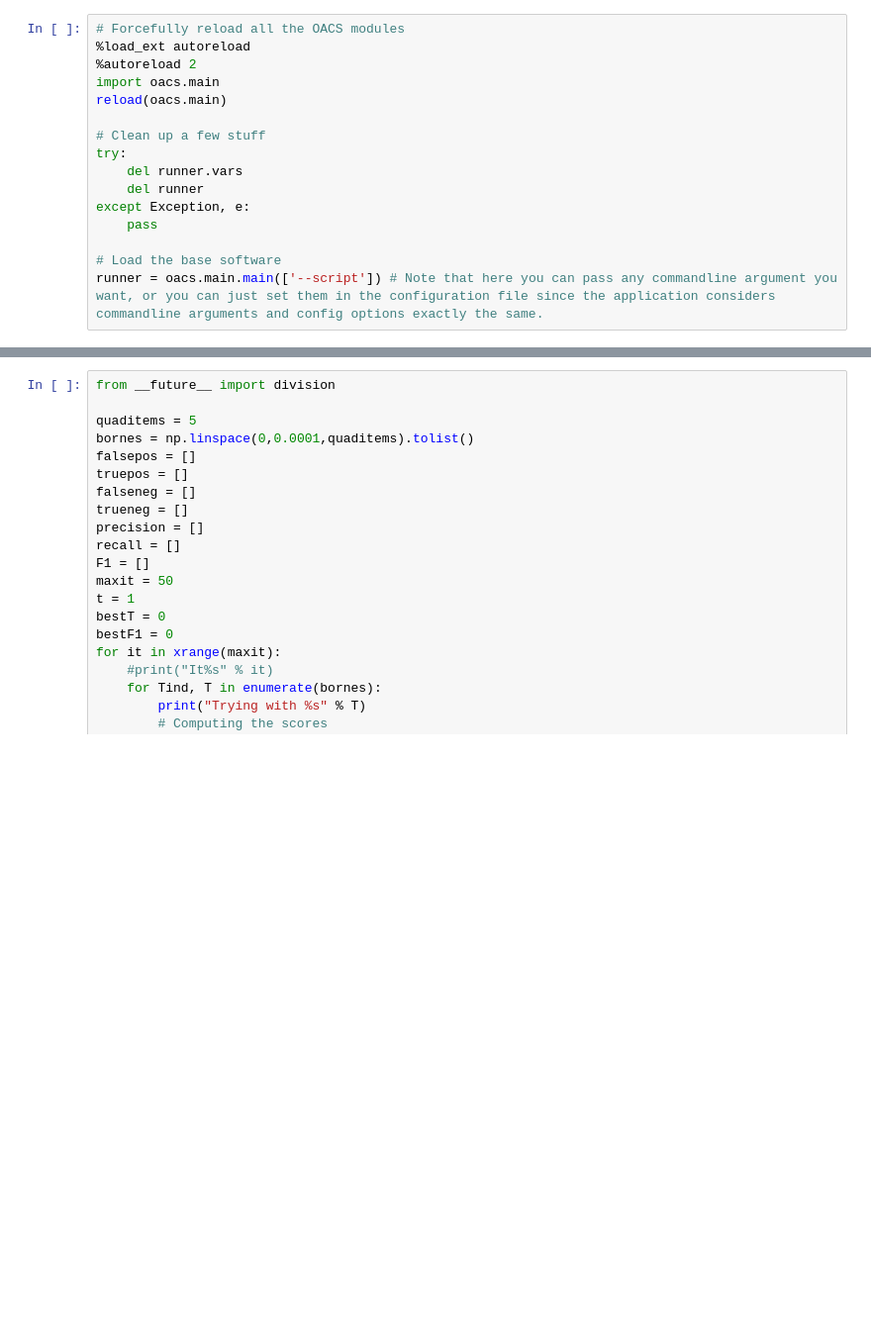
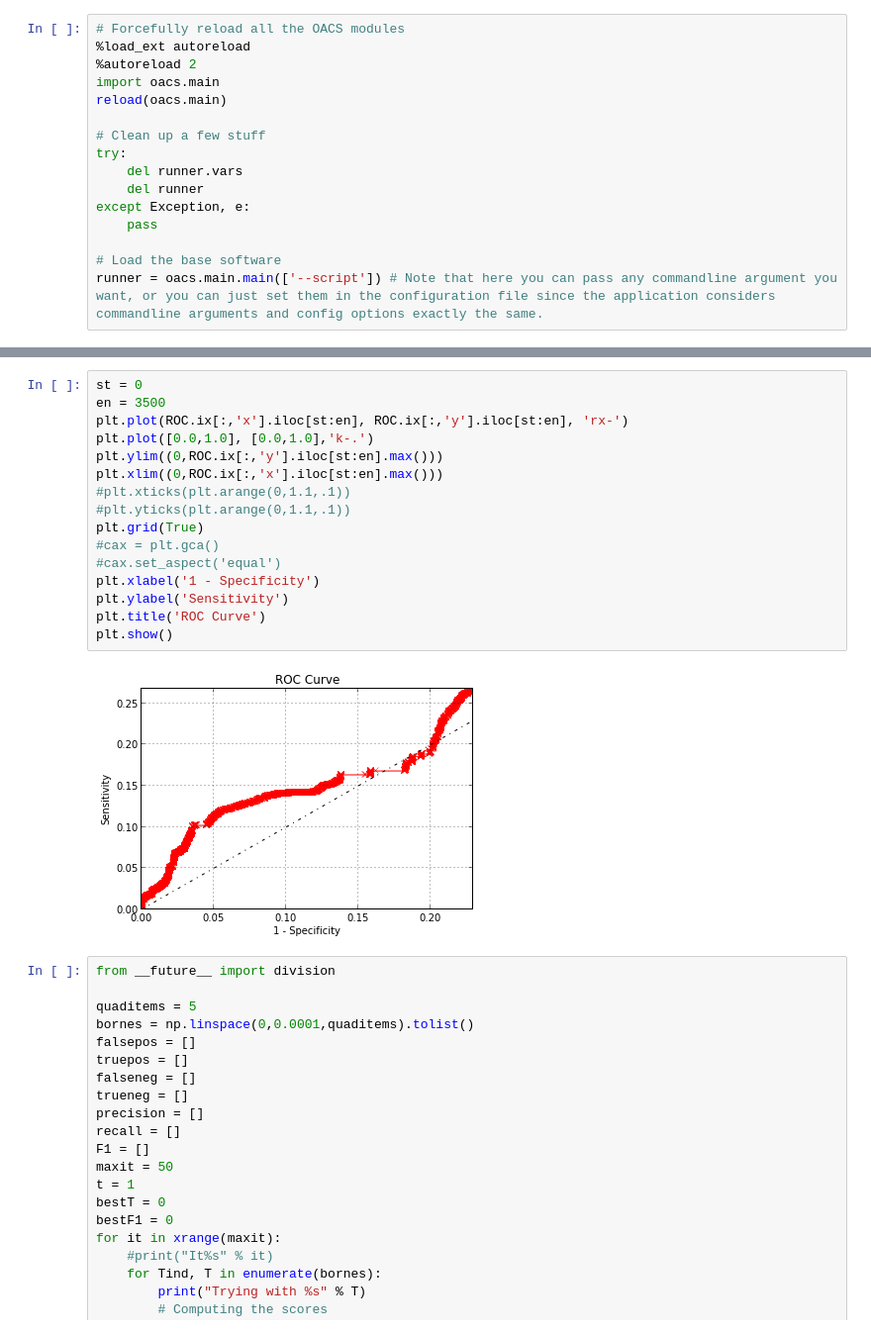
Before and after one commit to lrq3000/oacs, a Jupyter notebook: ipynb/Dataset Analysis.ipynb, the cells around one changed output, grey strips where cells are left out. Shown at 99% size. Saved outputs shown, nothing was run; the diff lists cells and outputs as text; blank space fills up the shorter version.

```diff
--- a/ipynb/Dataset Analysis.ipynb
+++ b/ipynb/Dataset Analysis.ipynb
@@ -529,3 +820,21 @@ Predictions = pd.DataFrame(Predictions)
+# %%
+st = 0
+en = 3500
+plt.plot(ROC.ix[:,'x'].iloc[st:en], ROC.ix[:,'y'].iloc[st:en], 'rx-')
+plt.plot([0.0,1.0], [0.0,1.0],'k-.')
+plt.ylim((0,ROC.ix[:,'y'].iloc[st:en].max()))
+plt.xlim((0,ROC.ix[:,'x'].iloc[st:en].max()))
+#plt.xticks(plt.arange(0,1.1,.1))
+#plt.yticks(plt.arange(0,1.1,.1))
+plt.grid(True)
+#cax = plt.gca()
+#cax.set_aspect('equal')
+plt.xlabel('1 - Specificity')
+plt.ylabel('Sensitivity')
+plt.title('ROC Curve')
+plt.show()
+# %% [output]
+[figure, added]
 # %%
 from __future__ import division
 
```
Also changed, not shown: parts of 19 cells of this notebook, 1 other file.
